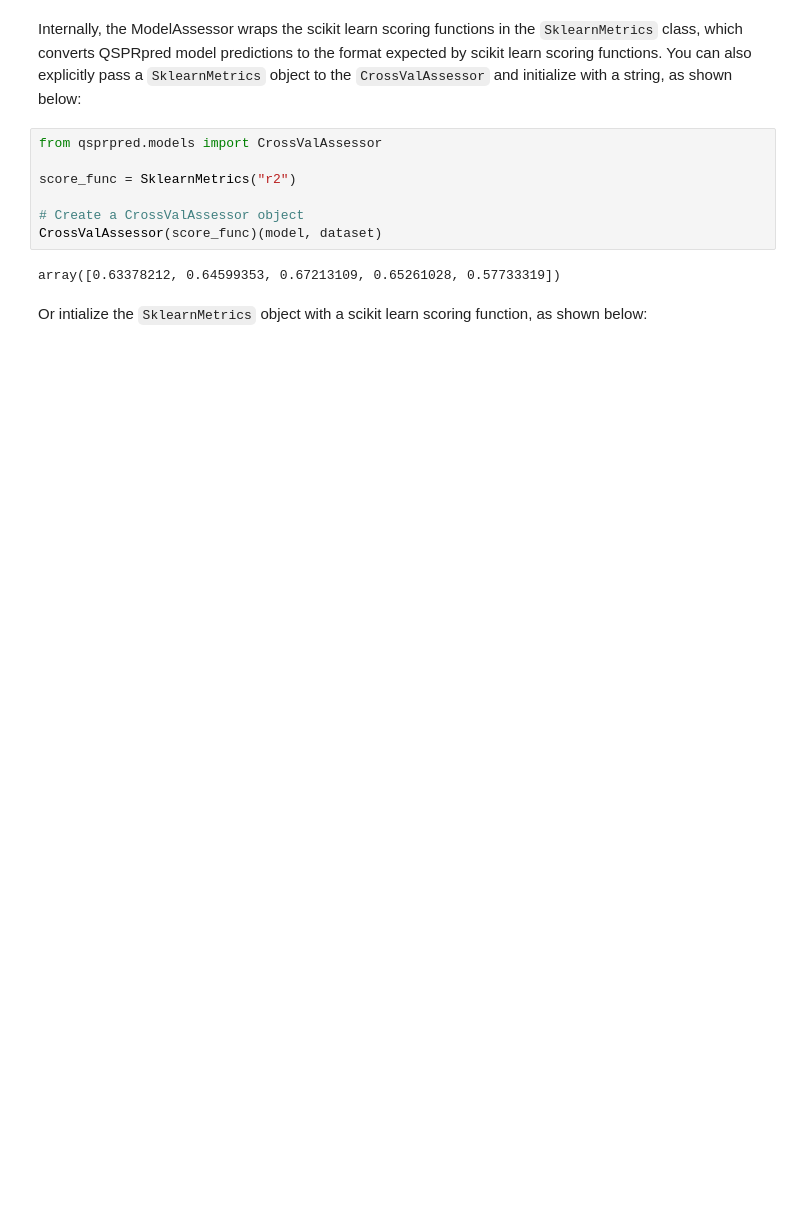
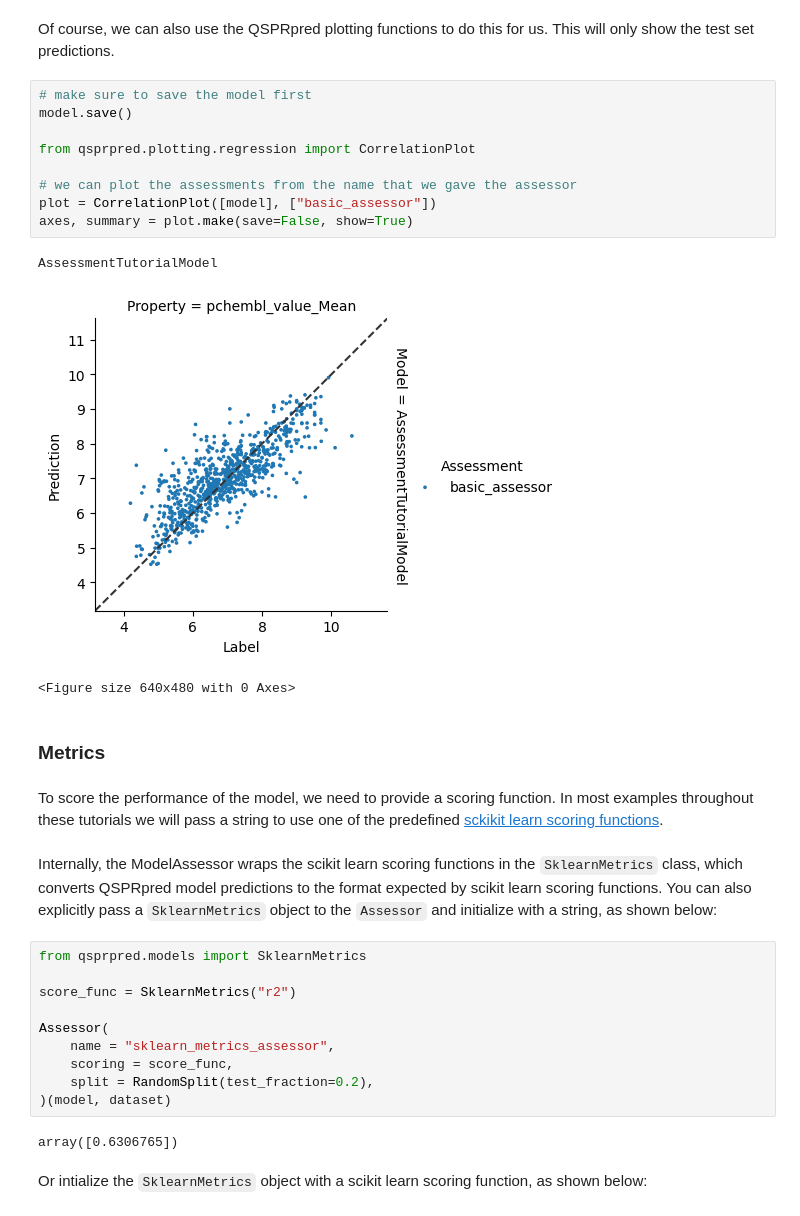
Before and after one commit to CDDLeiden/QSPRpred, a Jupyter notebook: tutorials/basics/modelling/model_assessment.ipynb, the cells around one changed output. Drawn from its saved outputs; the diff is of its cells as text; blank space fills up the shorter version.

Commit message:
fix assessment tutorial

```diff
--- a/tutorials/basics/modelling/model_assessment.ipynb
+++ b/tutorials/basics/modelling/model_assessment.ipynb
@@ -87,15 +102,39 @@ array([0.63378212, 0.64599353, 0.67213109, 0.65261028, 0.57733319])
+# %% [markdown]
+Of course, we can also use the QSPRpred plotting functions to do this for us.
+This will only show the test set predictions.
+# %%
+# make sure to save the model first
+model.save()
+
+from qsprpred.plotting.regression import CorrelationPlot
+
+# we can plot the assessments from the name that we gave the assessor
+plot = CorrelationPlot([model], ["basic_assessor"])
+axes, summary = plot.make(save=False, show=True)
+# %% [output]
+AssessmentTutorialModel
+[figure, added]
+<Figure size 640x480 with 0 Axes>
+# %% [markdown]
+### Metrics
+# %% [markdown]
+To score the performance of the model, we need to provide a scoring function.
+In most examples throughout these tutorials we will pass a string to use one of the predefined [sckikit learn scoring functions](https://scikit-learn.org/stable/modules/model_evaluation.html).
 # %% [markdown]
 Internally, the ModelAssessor wraps the scikit learn scoring functions in the `SklearnMetrics` class, which converts QSPRpred model predictions to the format expected by scikit learn scoring functions.
-You can also explicitly pass a `SklearnMetrics` object to the `CrossValAssessor` and initialize with a string, as shown below:
+You can also explicitly pass a `SklearnMetrics` object to the `Assessor` and initialize with a string, as shown below:
 # %%
-from qsprpred.models import CrossValAssessor
+from qsprpred.models import SklearnMetrics
 
 score_func = SklearnMetrics("r2")
 
-# Create a CrossValAssessor object
-CrossValAssessor(score_func)(model, dataset)
+Assessor(
+    name = "sklearn_metrics_assessor",
+    scoring = score_func,
+    split = RandomSplit(test_fraction=0.2),
+)(model, dataset)
 # %% [output]
-array([0.63378212, 0.64599353, 0.67213109, 0.65261028, 0.57733319])
+array([0.6306765])
 # %% [markdown]
 Or intialize the `SklearnMetrics` object with a scikit learn scoring function, as shown below:
 # %%
```
Also changed, not shown: parts of 26 cells of this notebook.
